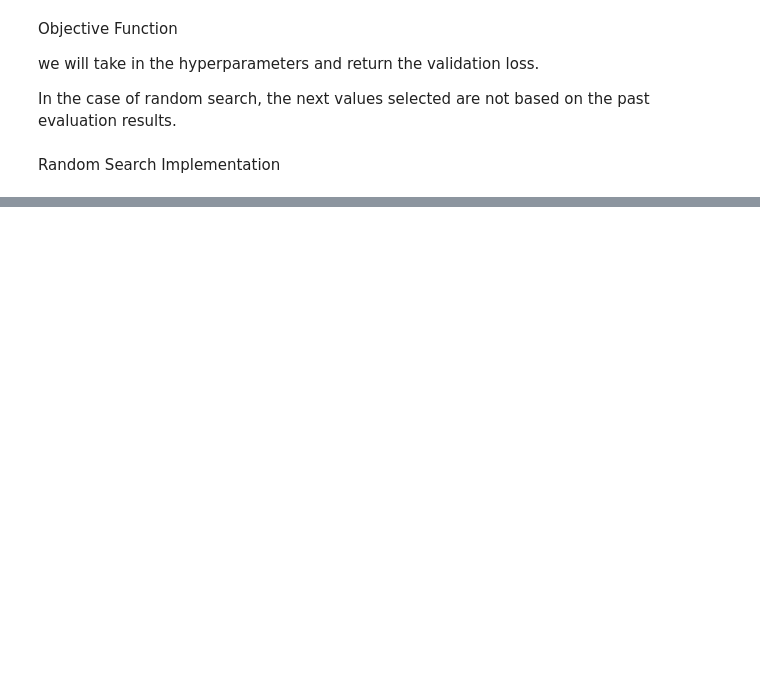
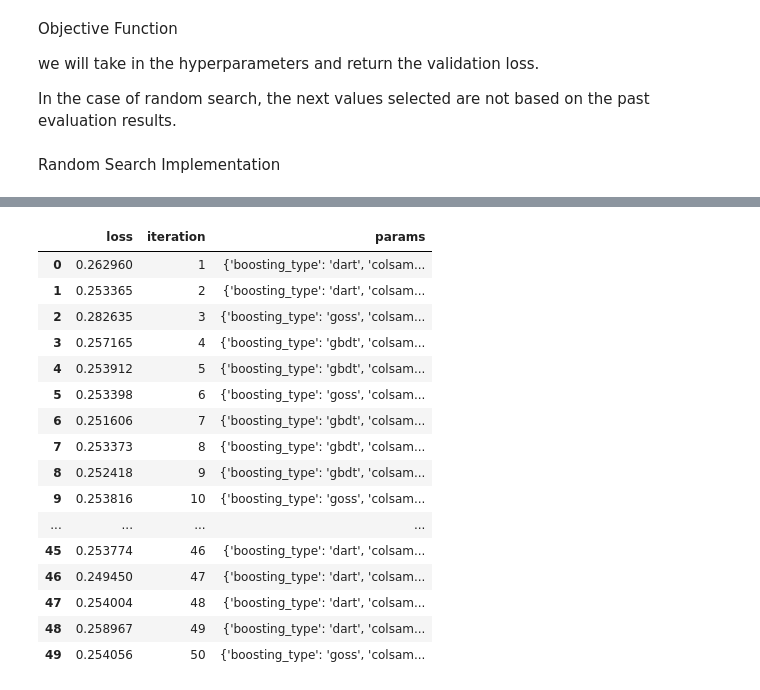
Before and after one commit to oberoiharshith/Bayesian-Hyperparameter-Optimization, a Jupyter notebook: src/Bayesian Hyperparameter Optmization.ipynb, the cells around one changed output, grey strips where cells are left out. Saved outputs shown, nothing was run; the diff lists cells and outputs as text; code cells hidden in the pictures; blank space fills up the shorter version.

Commit message:
Bayesian Hyperparameter done

```diff
--- a/src/Bayesian Hyperparameter Optmization.ipynb
+++ b/src/Bayesian Hyperparameter Optmization.ipynb
@@ -408,0 +449,6 @@ TypeError: cv() missing 1 required positional argument: 'train_set'
+# %%
+x = sample(space)
+subsample = x['boosting_type'].get('subsample', 1.0)
+x['boosting_type'] = x['boosting_type']['boosting_type']
+x['subsample'] = subsample
+x
@@ -408,0 +527,25 @@ TypeError: cv() missing 1 required positional argument: 'train_set'
+# %%
+# Trials object to track progress
+
+bayes_trials = Trials()
+SEED = 50
+
+# Run Bayesian optimization
+best_bayes = fmin(
+    fn=objective,
+    space=space,
+    algo=tpe.suggest,
+    max_evals=50,
+    trials=bayes_trials,
+    rstate=np.random.default_rng(SEED)
+)
+
+# Collecting results
+bayes_results = pd.DataFrame({
+    'loss': [x['loss'] for x in bayes_trials.results],
+    'iteration': range(1, len(bayes_trials.results) + 1),
+    'params': [x['params'] for x in bayes_trials.results]
+})
+
+print("Best hyperparameters from Bayesian optimization:", best_bayes)
+print("Detailed results:", bayes_results.head())
@@ -408,0 +788,20 @@ TypeError: cv() missing 1 required positional argument: 'train_set'
+# %%
+bayes_results
+# %% [output]
+|  | loss | iteration | params |
+| 0 | 0.262960 | 1 | {'boosting_type': 'dart', 'colsam... |
+| 1 | 0.253365 | 2 | {'boosting_type': 'dart', 'colsam... |
+| 2 | 0.282635 | 3 | {'boosting_type': 'goss', 'colsam... |
+| 3 | 0.257165 | 4 | {'boosting_type': 'gbdt', 'colsam... |
+| 4 | 0.253912 | 5 | {'boosting_type': 'gbdt', 'colsam... |
+| 5 | 0.253398 | 6 | {'boosting_type': 'goss', 'colsam... |
+| 6 | 0.251606 | 7 | {'boosting_type': 'gbdt', 'colsam... |
+| 7 | 0.253373 | 8 | {'boosting_type': 'gbdt', 'colsam... |
+| 8 | 0.252418 | 9 | {'boosting_type': 'gbdt', 'colsam... |
+| 9 | 0.253816 | 10 | {'boosting_type': 'goss', 'colsam... |
+| ... | ... | ... | ... |
+| 45 | 0.253774 | 46 | {'boosting_type': 'dart', 'colsam... |
+| 46 | 0.249450 | 47 | {'boosting_type': 'dart', 'colsam... |
+| 47 | 0.254004 | 48 | {'boosting_type': 'dart', 'colsam... |
+| 48 | 0.258967 | 49 | {'boosting_type': 'dart', 'colsam... |
+| 49 | 0.254056 | 50 | {'boosting_type': 'goss', 'colsam... |
```
Also changed, not shown: parts of 43 cells of this notebook, 4 other files.
